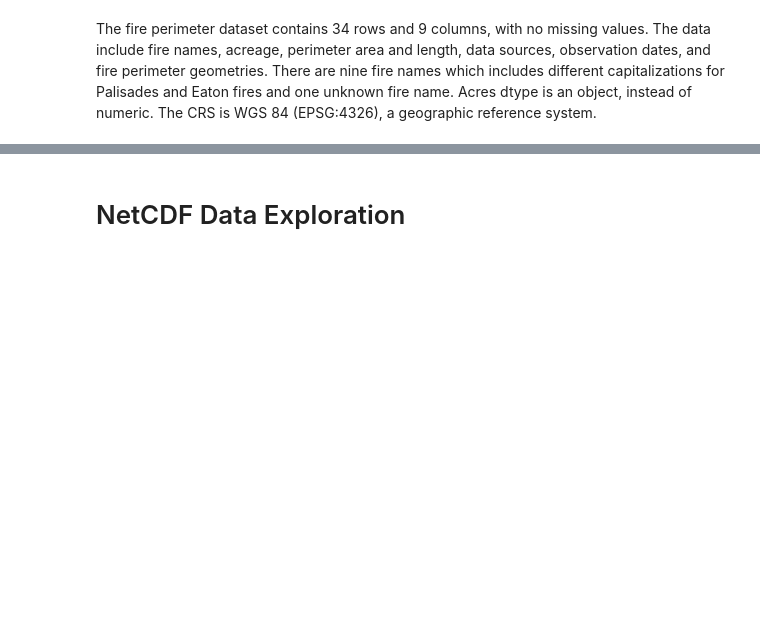
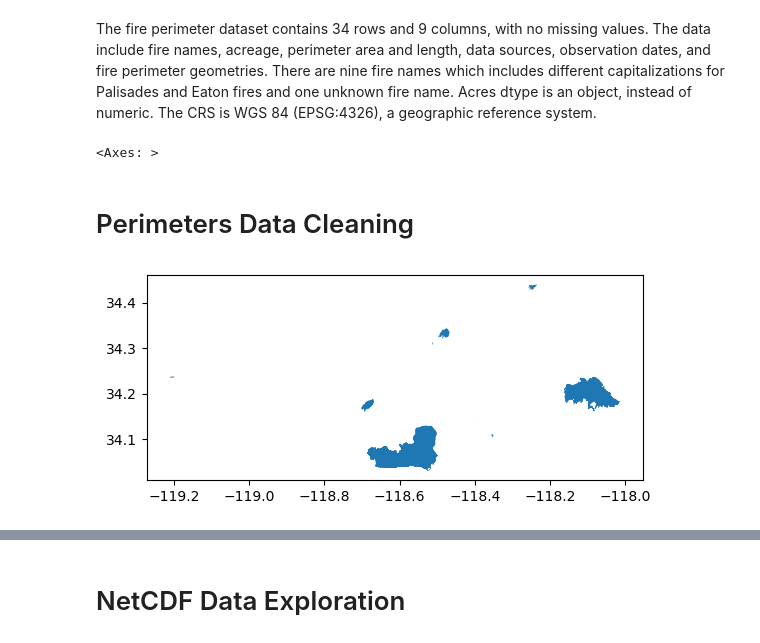
Before and after one commit to veronica-moran/eds220-hwk4, a Jupyter notebook: hwk4-task2-false-color-Moran.ipynb, the cells around one changed output, grey strips where cells are left out. Saved outputs shown, nothing was run; the diff lists cells and outputs as text; code cells hidden in the pictures; blank space fills up the shorter version.

```diff
--- a/hwk4-task2-false-color-Moran.ipynb
+++ b/hwk4-task2-false-color-Moran.ipynb
@@ -91,3 +100,15 @@ array(['AUTO', 'PALISADES', 'Eaton', 'Palisades', 'EATON', 'ARCHER',
        'KENNETH', 'HURST', 'LIDIA', 'SUNSET', 'UNK'], dtype=object)
 # %% [markdown]
 The fire perimeter dataset contains 34 rows and 9 columns, with no missing values. The data include fire names, acreage, perimeter area and length, data sources, observation dates, and fire perimeter geometries. There are nine fire names which includes different capitalizations for Palisades and Eaton fires and one unknown fire name. Acres dtype is an object, instead of numeric. The CRS is WGS 84 (EPSG:4326), a geographic reference system.
+# %%
+# Plotting the fire perimeters
+perimeters.plot()
+# %% [output]
+<Axes: >
+# %% [markdown]
+# Perimeters Data Cleaning
+# %%
+# Updating name columns to lowercase fire names
+perimeters['name'] = perimeters['name'].str.lower()
+# %% [output]
+[figure, added]
```
Also changed, not shown: parts of 21 cells of this notebook.
